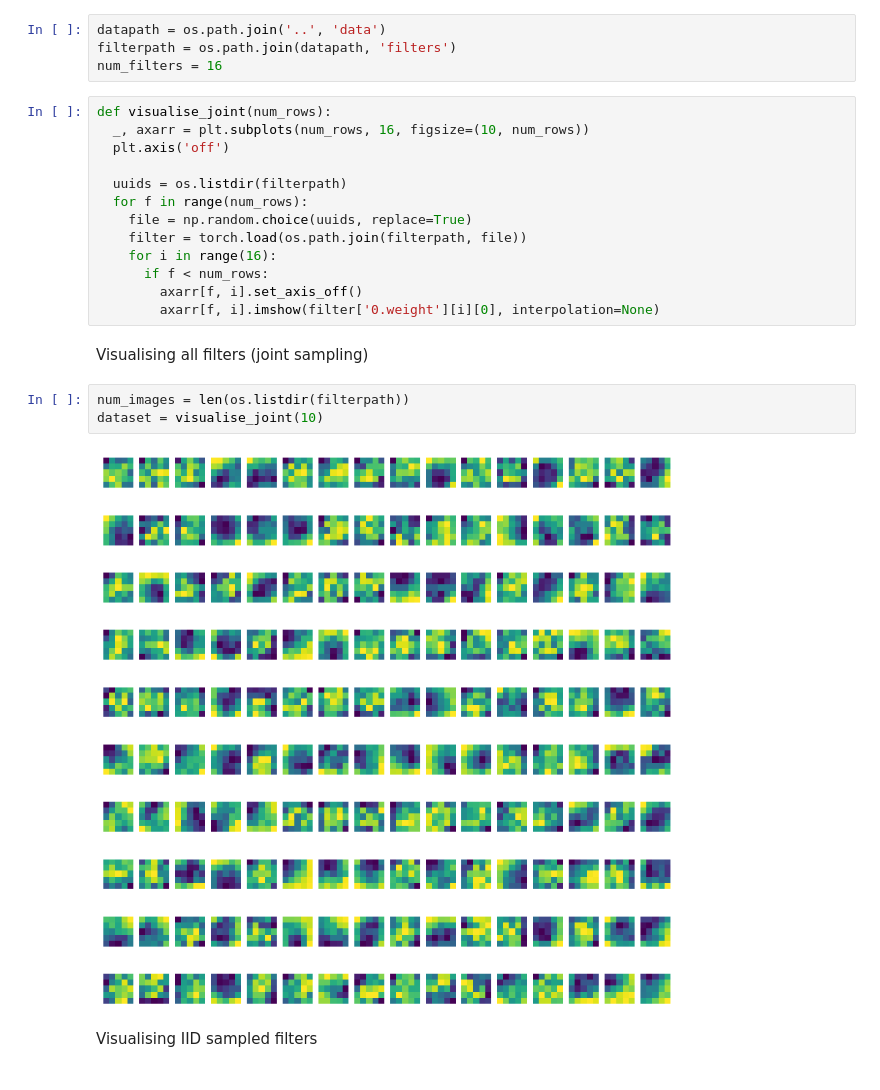
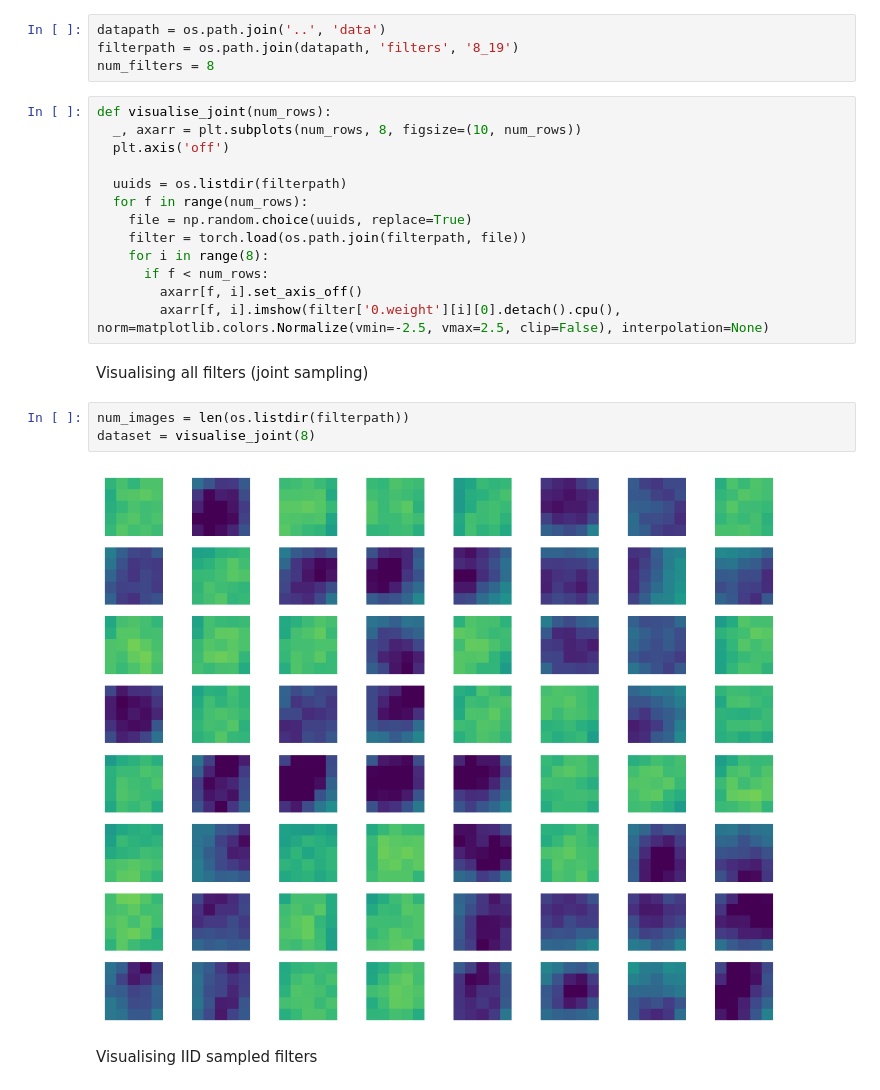
Before and after one commit to manleyroberts/filter-generation, a Jupyter notebook: visualization/Visualization.ipynb, the cells around one changed output. Saved outputs shown, nothing was run; the diff lists cells and outputs as text.

```diff
--- a/visualization/Visualization.ipynb
+++ b/visualization/Visualization.ipynb
@@ -6,28 +6,28 @@ from tqdm import tqdm
 import matplotlib.pyplot as plt
 # %%
 datapath = os.path.join('..', 'data')
-filterpath = os.path.join(datapath, 'filters')
-num_filters = 16
+filterpath = os.path.join(datapath, 'filters', '8_19')
+num_filters = 8
 # %%
 def visualise_joint(num_rows):
-  _, axarr = plt.subplots(num_rows, 16, figsize=(10, num_rows))
+  _, axarr = plt.subplots(num_rows, 8, figsize=(10, num_rows))
   plt.axis('off')
 
   uuids = os.listdir(filterpath)
   for f in range(num_rows):
     file = np.random.choice(uuids, replace=True)
     filter = torch.load(os.path.join(filterpath, file))
-    for i in range(16):
+    for i in range(8):
       if f < num_rows:
         axarr[f, i].set_axis_off()
-        axarr[f, i].imshow(filter['0.weight'][i][0], interpolation=None)
+        axarr[f, i].imshow(filter['0.weight'][i][0].detach().cpu(), norm=matplotlib.colors.Normalize(vmin=-2.5, vmax=2.5, clip=False), interpolation=None)
 # %% [markdown]
 Visualising all filters (joint sampling)
 # %%
 num_images = len(os.listdir(filterpath))
-dataset = visualise_joint(10)
+dataset = visualise_joint(8)
 # %% [output]
-[figure, old version]
+[figure, new version]
 # %% [markdown]
 Visualising IID sampled filters
 # %%
```
Also changed, not shown: parts of 8 cells of this notebook, 1 other file.
